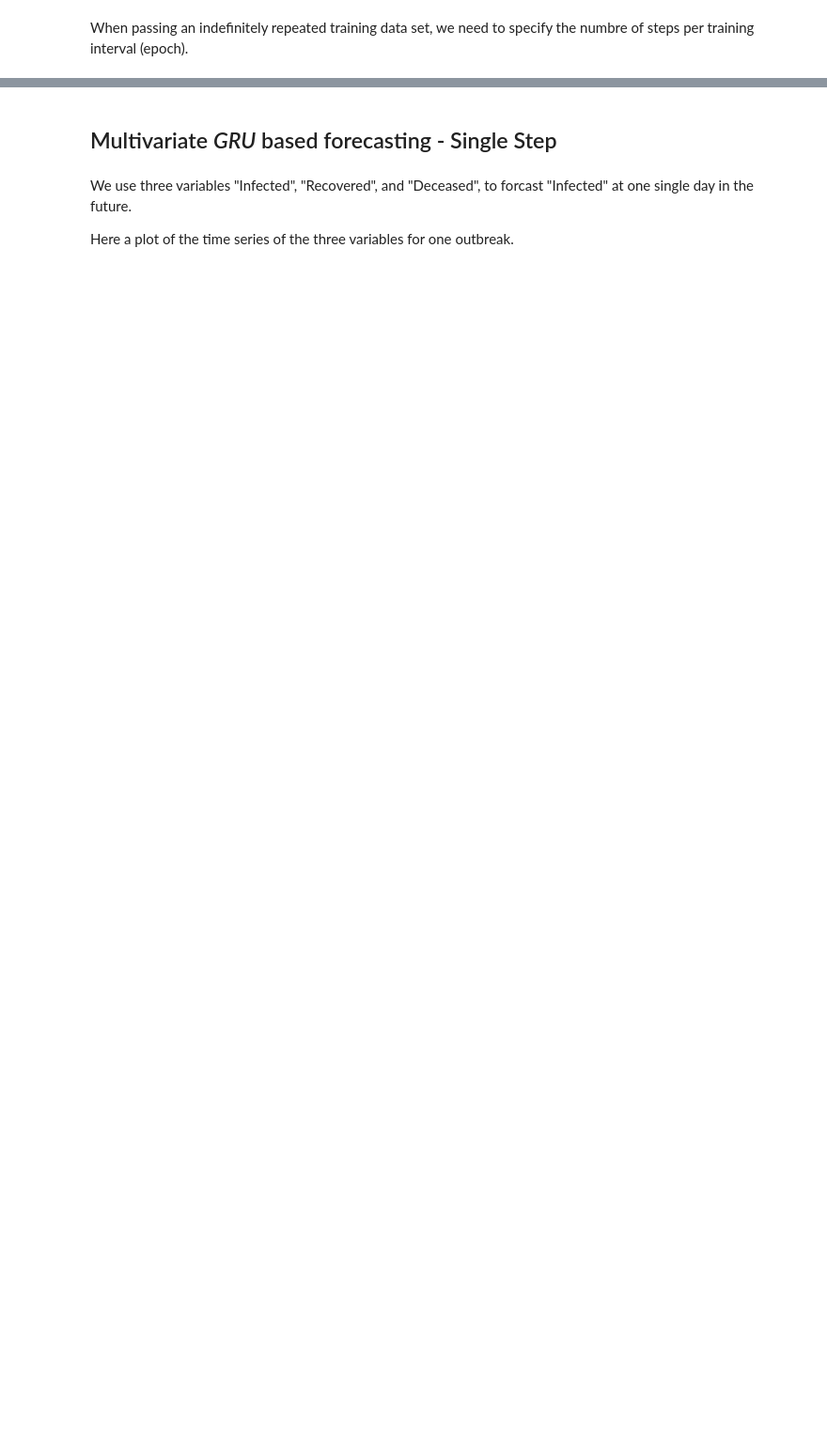
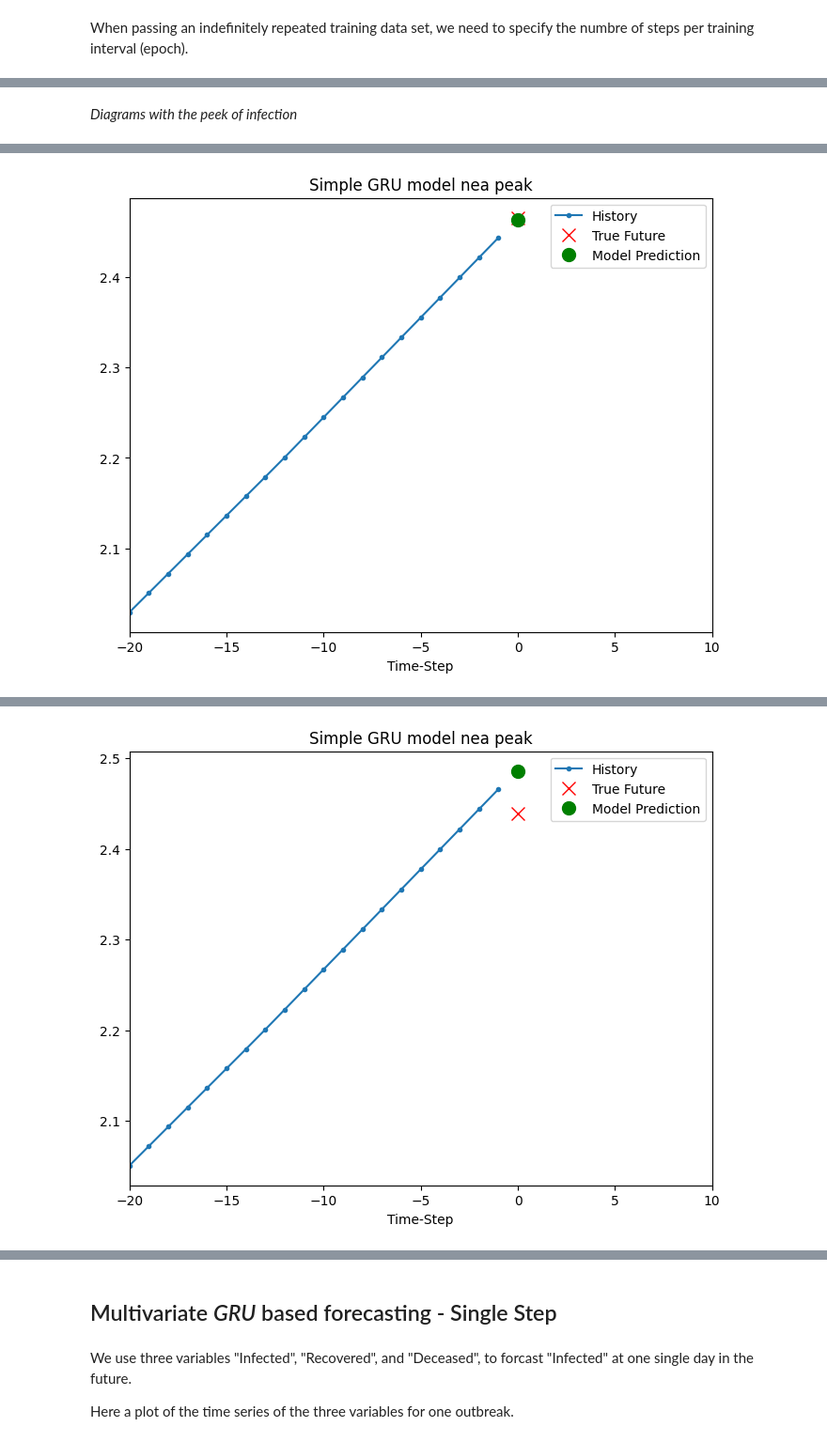
Before and after one commit to gundermann/DML_notebooks, a Jupyter notebook: assignments/assignment9 - Time series forecasting.ipynb, the cells around one changed output, grey strips where cells are left out. Shown at 94% size. Cells and saved outputs as stored; diff of their text form; code cells hidden in the pictures; blank space fills up the shorter version.

```diff
--- a/assignments/assignment9 - Time series forecasting.ipynb
+++ b/assignments/assignment9 - Time series forecasting.ipynb
@@ -233,5 +250,8 @@ train_univariate = train_univariate.cache().shuffle(BUFFER_SIZE).batch(BATCH_SIZ
 val_univariate = tf.data.Dataset.from_tensor_slices((x_val_uni, y_val_uni))
 val_univariate = val_univariate.batch(BATCH_SIZE).repeat()
 
+peak_val_univariate = tf.data.Dataset.from_tensor_slices((x_peak_uni, y_peak_uni))
+peak_val_univariate = peak_val_univariate.batch(1).repeat()
+
 train_univariate
 # %% [output]
@@ -325,0 +343,7 @@ for x, y in val_univariate.take(3):
+# %% [markdown]
+*Diagrams with the peek of infection*
+# %%
+for x, y in peak_val_univariate.take(3):
+    plot = show_plot([x[0].numpy(), y[0].numpy(), simple_lstm_model.predict(x)[0]], 0, 'Simple GRU model nea peak')
+    plot.show()
+# %% [output]
@@ -325,0 +351 @@ for x, y in val_univariate.take(3):
+[figure, added]
@@ -325,0 +353 @@ for x, y in val_univariate.take(3):
+[figure, added]
```
Also changed, not shown: parts of 43 cells of this notebook, 3 other files.
